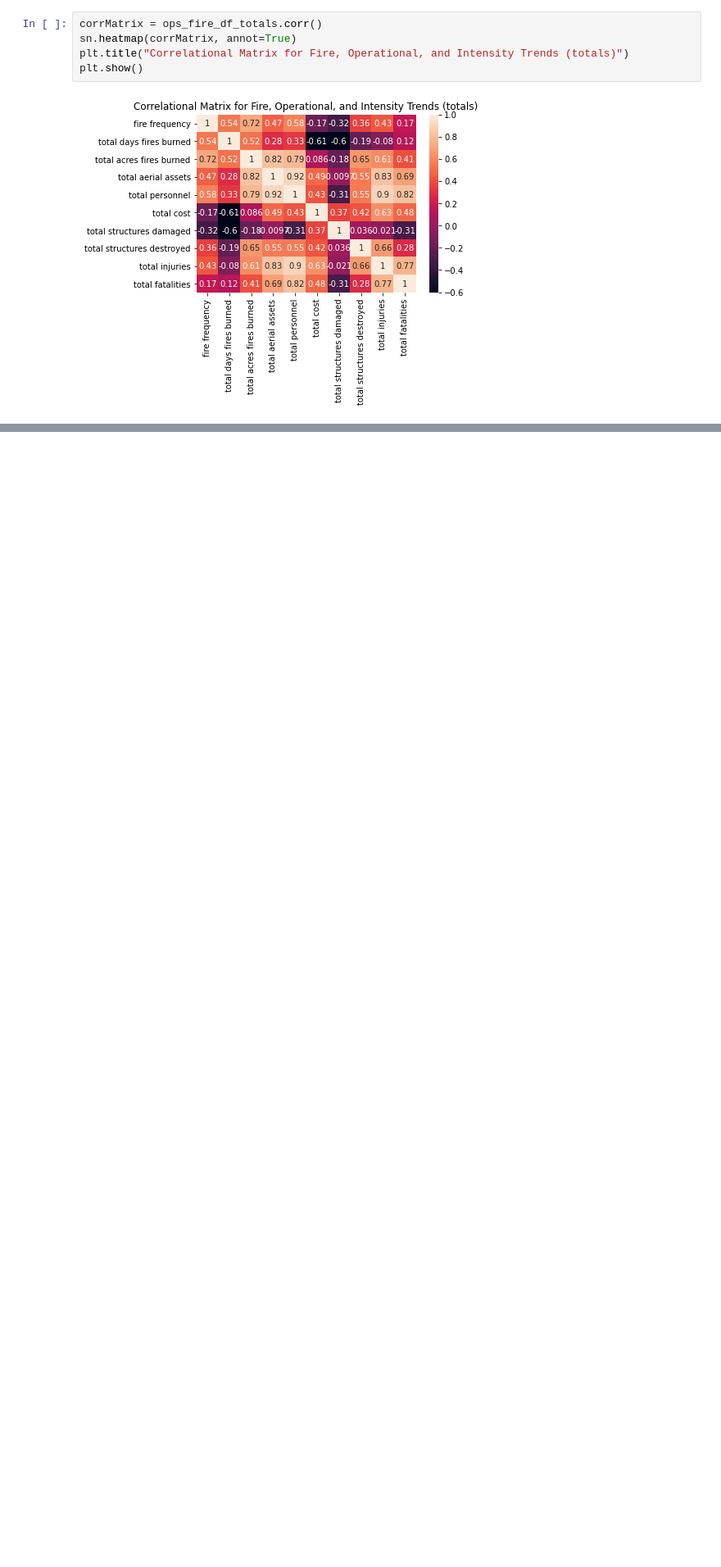
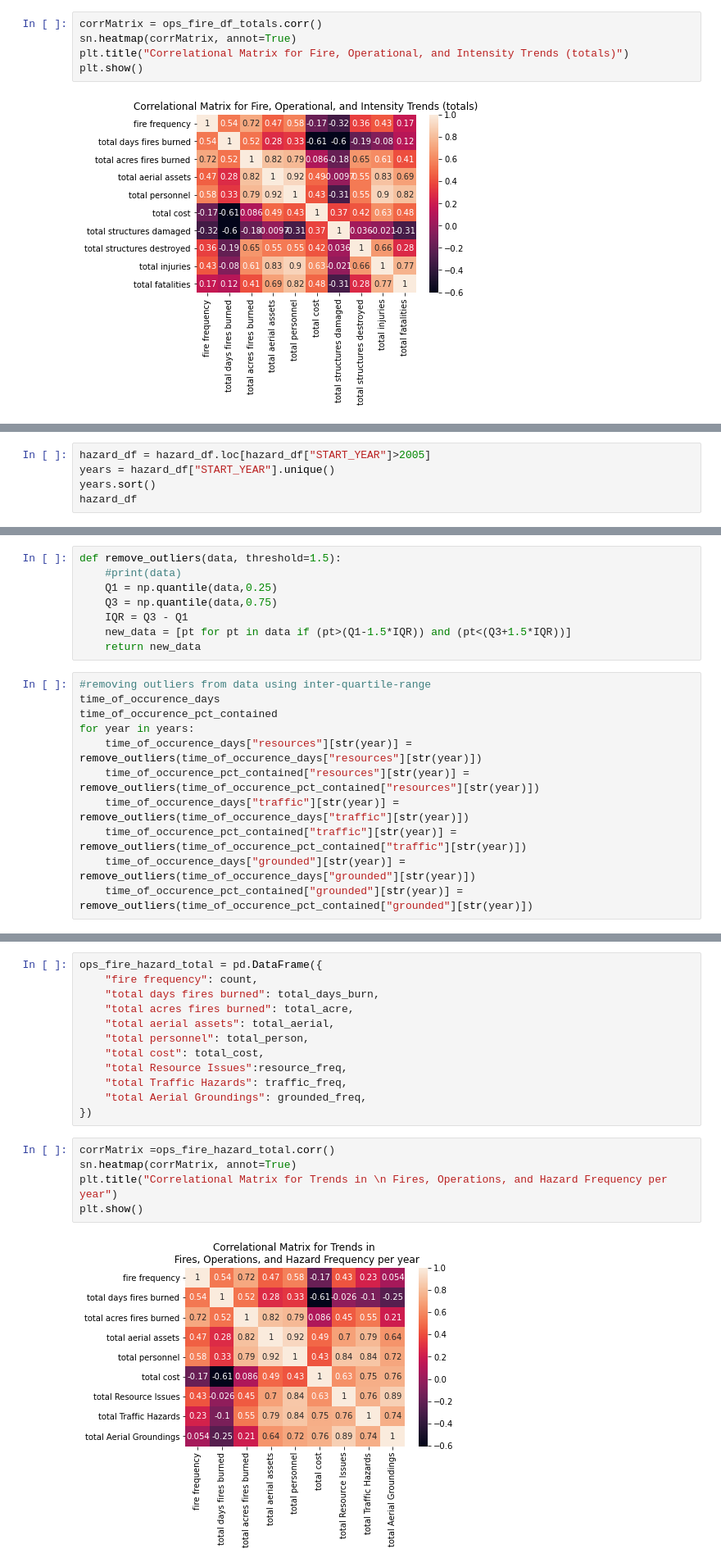
Before and after one commit to nasa/mika, a Jupyter notebook: ICS quantitative analysis.ipynb, the cells around one changed output, grey strips where cells are left out. Shown at 82% size. Cells and saved outputs as stored; diff of their text form; blank space fills up the shorter version.

```diff
--- a/ICS quantitative analysis.ipynb
+++ b/ICS quantitative analysis.ipynb
@@ -518,0 +532,5 @@ plt.show()
+# %%
+hazard_df = hazard_df.loc[hazard_df["START_YEAR"]>2005]
+years = hazard_df["START_YEAR"].unique()
+years.sort()
+hazard_df
@@ -518,0 +601,19 @@ plt.show()
+# %%
+def remove_outliers(data, threshold=1.5):
+    #print(data)
+    Q1 = np.quantile(data,0.25)
+    Q3 = np.quantile(data,0.75)
+    IQR = Q3 - Q1
+    new_data = [pt for pt in data if (pt>(Q1-1.5*IQR)) and (pt<(Q3+1.5*IQR))]
+    return new_data
+# %%
+#removing outliers from data using inter-quartile-range
+time_of_occurence_days
+time_of_occurence_pct_contained
+for year in years:
+    time_of_occurence_days["resources"][str(year)] = remove_outliers(time_of_occurence_days["resources"][str(year)])
+    time_of_occurence_pct_contained["resources"][str(year)] = remove_outliers(time_of_occurence_pct_contained["resources"][str(year)])
+    time_of_occurence_days["traffic"][str(year)] = remove_outliers(time_of_occurence_days["traffic"][str(year)])
+    time_of_occurence_pct_contained["traffic"][str(year)] = remove_outliers(time_of_occurence_pct_contained["traffic"][str(year)])
+    time_of_occurence_days["grounded"][str(year)] = remove_outliers(time_of_occurence_days["grounded"][str(year)])
+    time_of_occurence_pct_contained["grounded"][str(year)] = remove_outliers(time_of_occurence_pct_contained["grounded"][str(year)])
@@ -518,0 +800,19 @@ plt.show()
+# %%
+ops_fire_hazard_total = pd.DataFrame({
+    "fire frequency": count,
+    "total days fires burned": total_days_burn,
+    "total acres fires burned": total_acre,
+    "total aerial assets": total_aerial,
+    "total personnel": total_person,
+    "total cost": total_cost,
+    "total Resource Issues":resource_freq,
+    "total Traffic Hazards": traffic_freq,
+    "total Aerial Groundings": grounded_freq,
+})
+# %%
+corrMatrix =ops_fire_hazard_total.corr()
+sn.heatmap(corrMatrix, annot=True)
+plt.title("Correlational Matrix for Trends in \n Fires, Operations, and Hazard Frequency per year")
+plt.show()
+# %% [output]
+[figure, added]
```
Also changed, not shown: parts of 9 cells of this notebook, 1 other file.
